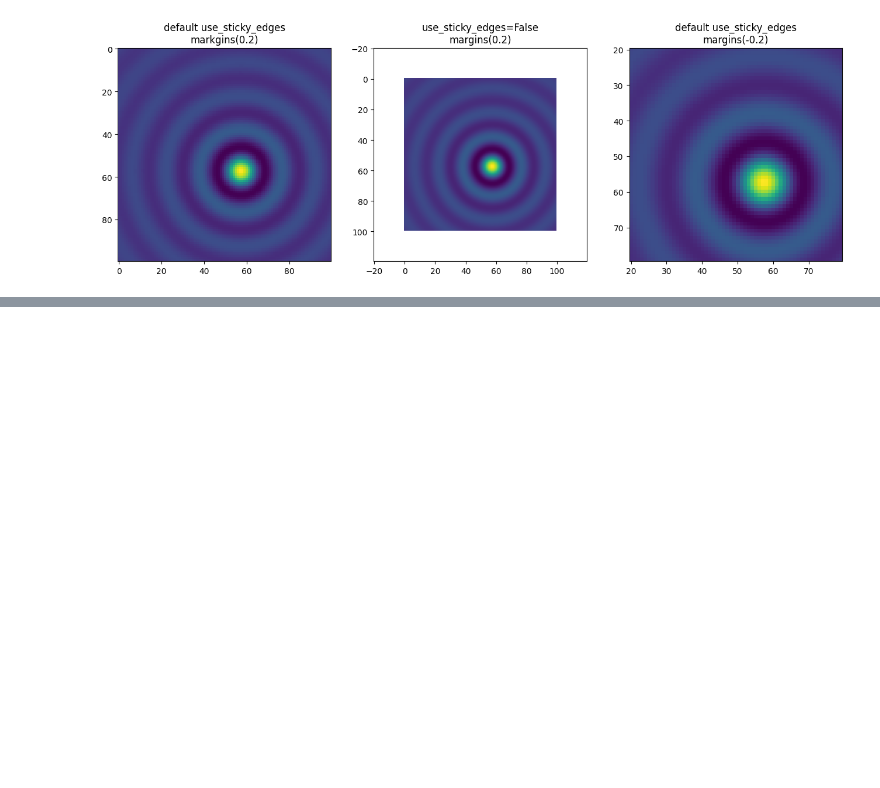
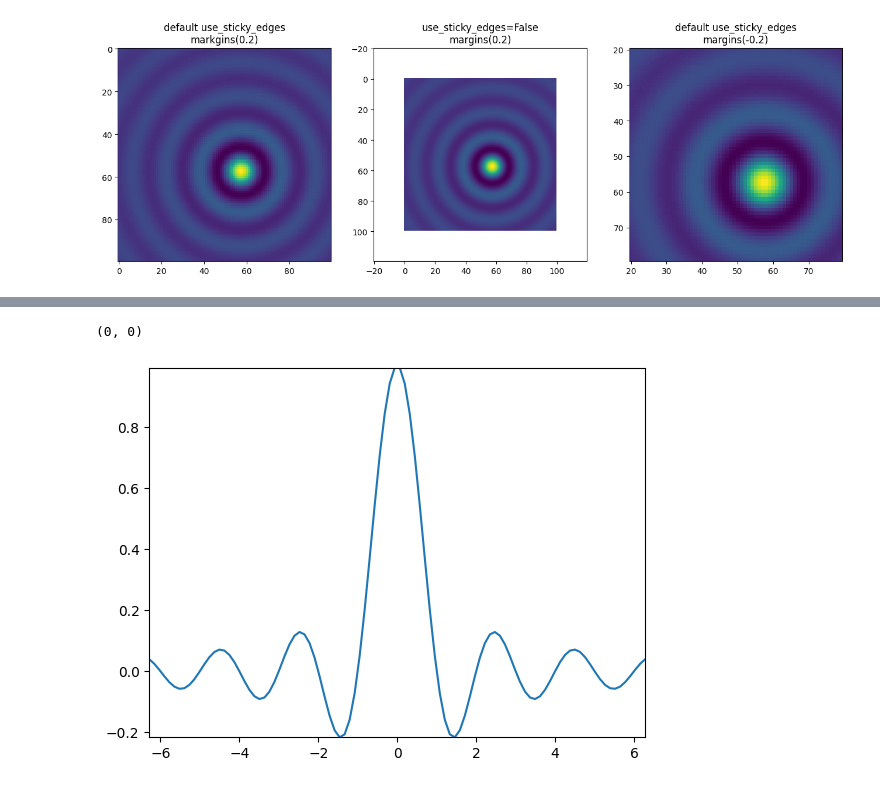
Before and after one commit to Manan2k4/ML-Learnings, a Jupyter notebook: matplotlib/Quick start guide/Autoscaling Axis.ipynb, the cells around one changed output, grey strips where cells are left out. Drawn from its saved outputs; the diff is of its cells as text; code cells hidden in the pictures; blank space fills up the shorter version.

```diff
--- a/matplotlib/Quick start guide/Autoscaling Axis.ipynb
+++ b/matplotlib/Quick start guide/Autoscaling Axis.ipynb
@@ -72,0 +96,10 @@ ax[1].set_title("Two curves")
+# %%
+fig, ax = plt.subplots()
+ax.plot(x, y)
+ax.margins(0.2, 0.2)
+ax.autoscale(enable=None, axis="x", tight=True)
+
+print(ax.margins())
+# %% [output]
+(0, 0)
+[figure, added]
```
Also changed, not shown: parts of 4 cells of this notebook.
